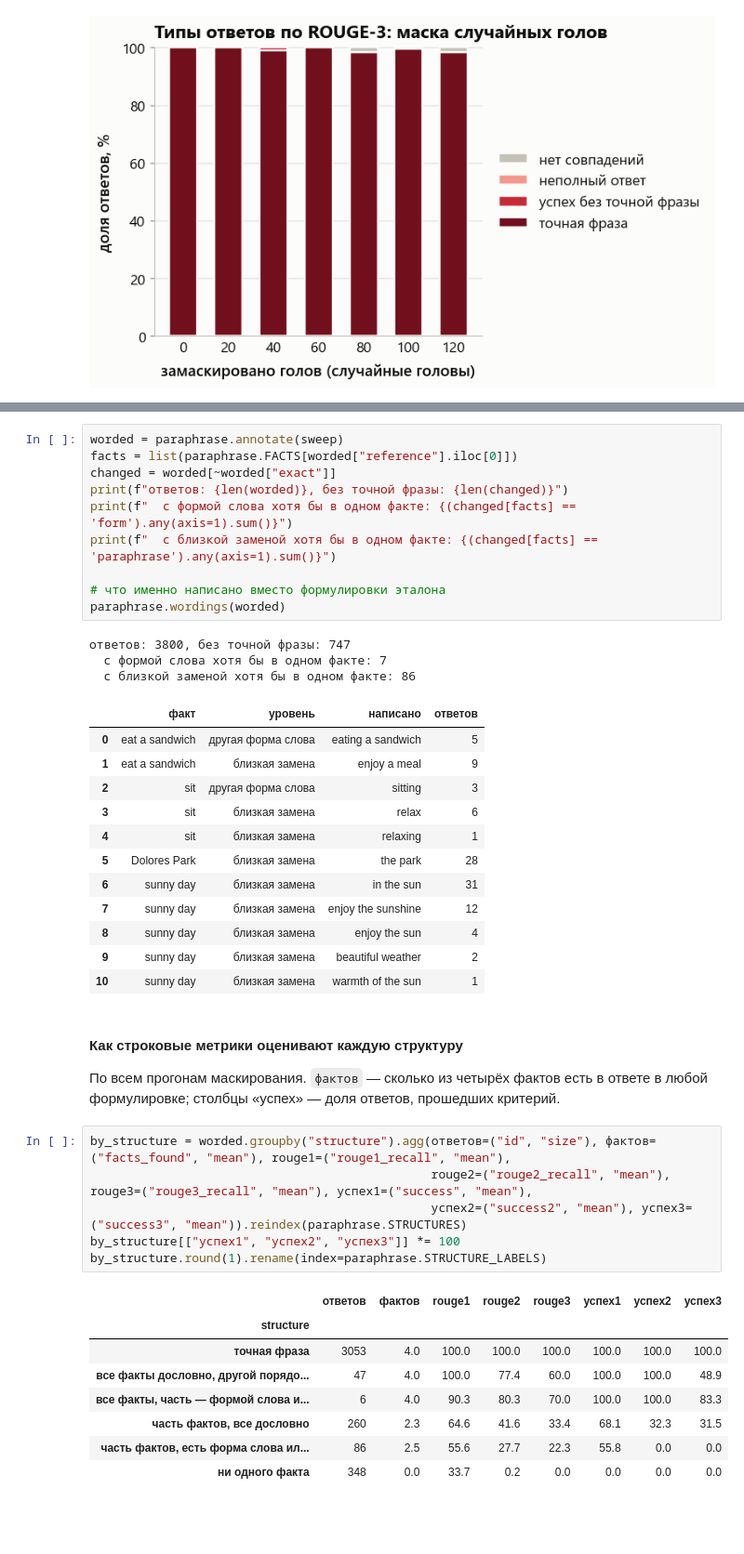
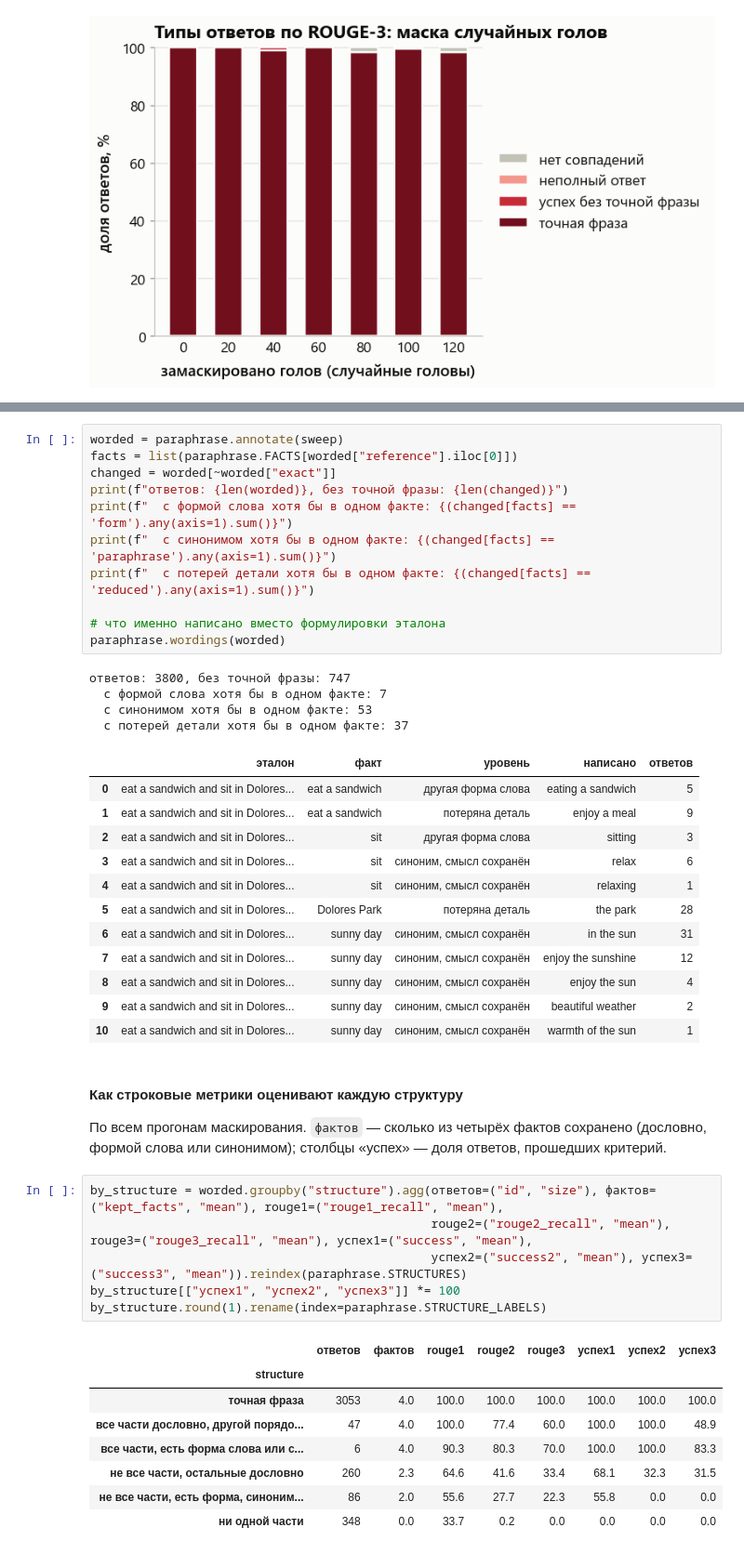
Before and after one commit to sekopylov/ai360-heads-in-the-haystack, a Jupyter notebook: vizual/paper_task.ipynb, the cells around one changed output, grey strips where cells are left out. Shown at 93% size. Drawn from its saved outputs; the diff is of its cells as text; blank space fills up the shorter version.

```diff
--- a/vizual/paper_task.ipynb
+++ b/vizual/paper_task.ipynb
@@ -390,45 +391,47 @@ facts = list(paraphrase.FACTS[worded["reference"].iloc[0]])
 changed = worded[~worded["exact"]]
 print(f"ответов: {len(worded)}, без точной фразы: {len(changed)}")
 print(f"  с формой слова хотя бы в одном факте: {(changed[facts] == 'form').any(axis=1).sum()}")
-print(f"  с близкой заменой хотя бы в одном факте: {(changed[facts] == 'paraphrase').any(axis=1).sum()}")
+print(f"  с синонимом хотя бы в одном факте: {(changed[facts] == 'paraphrase').any(axis=1).sum()}")
+print(f"  с потерей детали хотя бы в одном факте: {(changed[facts] == 'reduced').any(axis=1).sum()}")
 
 # что именно написано вместо формулировки эталона
 paraphrase.wordings(worded)
 # %% [output]
 ответов: 3800, без точной фразы: 747
   с формой слова хотя бы в одном факте: 7
-  с близкой заменой хотя бы в одном факте: 86
+  с синонимом хотя бы в одном факте: 53
+  с потерей детали хотя бы в одном факте: 37
-|  | факт | уровень | написано | ответов |
-| 0 | eat a sandwich | другая форма слова | eating a sandwich | 5 |
-| 1 | eat a sandwich | близкая замена | enjoy a meal | 9 |
-| 2 | sit | другая форма слова | sitting | 3 |
-| 3 | sit | близкая замена | relax | 6 |
-| 4 | sit | близкая замена | relaxing | 1 |
-| 5 | Dolores Park | близкая замена | the park | 28 |
-| 6 | sunny day | близкая замена | in the sun | 31 |
-| 7 | sunny day | близкая замена | enjoy the sunshine | 12 |
-| 8 | sunny day | близкая замена | enjoy the sun | 4 |
-| 9 | sunny day | близкая замена | beautiful weather | 2 |
-| 10 | sunny day | близкая замена | warmth of the sun | 1 |
+|  | эталон | факт | уровень | написано | ответов |
+| 0 | eat a sandwich and sit in Dolores... | eat a sandwich | другая форма слова | eating a sandwich | 5 |
+| 1 | eat a sandwich and sit in Dolores... | eat a sandwich | потеряна деталь | enjoy a meal | 9 |
+| 2 | eat a sandwich and sit in Dolores... | sit | другая форма слова | sitting | 3 |
+| 3 | eat a sandwich and sit in Dolores... | sit | синоним, смысл сохранён | relax | 6 |
+| 4 | eat a sandwich and sit in Dolores... | sit | синоним, смысл сохранён | relaxing | 1 |
+| 5 | eat a sandwich and sit in Dolores... | Dolores Park | потеряна деталь | the park | 28 |
+| 6 | eat a sandwich and sit in Dolores... | sunny day | синоним, смысл сохранён | in the sun | 31 |
+| 7 | eat a sandwich and sit in Dolores... | sunny day | синоним, смысл сохранён | enjoy the sunshine | 12 |
+| 8 | eat a sandwich and sit in Dolores... | sunny day | синоним, смысл сохранён | enjoy the sun | 4 |
+| 9 | eat a sandwich and sit in Dolores... | sunny day | синоним, смысл сохранён | beautiful weather | 2 |
+| 10 | eat a sandwich and sit in Dolores... | sunny day | синоним, смысл сохранён | warmth of the sun | 1 |
 # %% [markdown]
 #### Как строковые метрики оценивают каждую структуру
 
-По всем прогонам маскирования. `фактов` — сколько из четырёх фактов есть в ответе в любой формулировке; столбцы «успех» — доля ответов, прошедших критерий.
+По всем прогонам маскирования. `фактов` — сколько из четырёх фактов сохранено (дословно, формой слова или синонимом); столбцы «успех» — доля ответов, прошедших критерий.
 # %%
-by_structure = worded.groupby("structure").agg(ответов=("id", "size"), фактов=("facts_found", "mean"), rouge1=("rouge1_recall", "mean"),
+by_structure = worded.groupby("structure").agg(ответов=("id", "size"), фактов=("kept_facts", "mean"), rouge1=("rouge1_recall", "mean"),
                                                rouge2=("rouge2_recall", "mean"), rouge3=("rouge3_recall", "mean"), успех1=("success", "mean"),
                                                успех2=("success2", "mean"), успех3=("success3", "mean")).reindex(paraphrase.STRUCTURES)
 by_structure[["успех1", "успех2", "успех3"]] *= 100
 by_structure.round(1).rename(index=paraphrase.STRUCTURE_LABELS)
 # %% [output]
 |  | ответов | фактов | rouge1 | rouge2 | rouge3 | успех1 | успех2 | успех3 |
 | structure |  |  |  |  |  |  |  |  |
 | точная фраза | 3053 | 4.0 | 100.0 | 100.0 | 100.0 | 100.0 | 100.0 | 100.0 |
-| все факты дословно, другой порядо... | 47 | 4.0 | 100.0 | 77.4 | 60.0 | 100.0 | 100.0 | 48.9 |
-| все факты, часть — формой слова и... | 6 | 4.0 | 90.3 | 80.3 | 70.0 | 100.0 | 100.0 | 83.3 |
-| часть фактов, все дословно | 260 | 2.3 | 64.6 | 41.6 | 33.4 | 68.1 | 32.3 | 31.5 |
-| часть фактов, есть форма слова ил... | 86 | 2.5 | 55.6 | 27.7 | 22.3 | 55.8 | 0.0 | 0.0 |
-| ни одного факта | 348 | 0.0 | 33.7 | 0.2 | 0.0 | 0.0 | 0.0 | 0.0 |
+| все части дословно, другой порядо... | 47 | 4.0 | 100.0 | 77.4 | 60.0 | 100.0 | 100.0 | 48.9 |
+| все части, есть форма слова или с... | 6 | 4.0 | 90.3 | 80.3 | 70.0 | 100.0 | 100.0 | 83.3 |
+| не все части, остальные дословно | 260 | 2.3 | 64.6 | 41.6 | 33.4 | 68.1 | 32.3 | 31.5 |
+| не все части, есть форма, синоним... | 86 | 2.0 | 55.6 | 27.7 | 22.3 | 55.8 | 0.0 | 0.0 |
+| ни одной части | 348 | 0.0 | 33.7 | 0.2 | 0.0 | 0.0 | 0.0 | 0.0 |
 # %%
 for kind in ("top", "random"):
     ax = plt.subplots(figsize=style.size(11.5, 4.2))[1]   # шире обычного: у легенды длинные подписи
```
Also changed, not shown: parts of 3 cells of this notebook, 7 other files.
